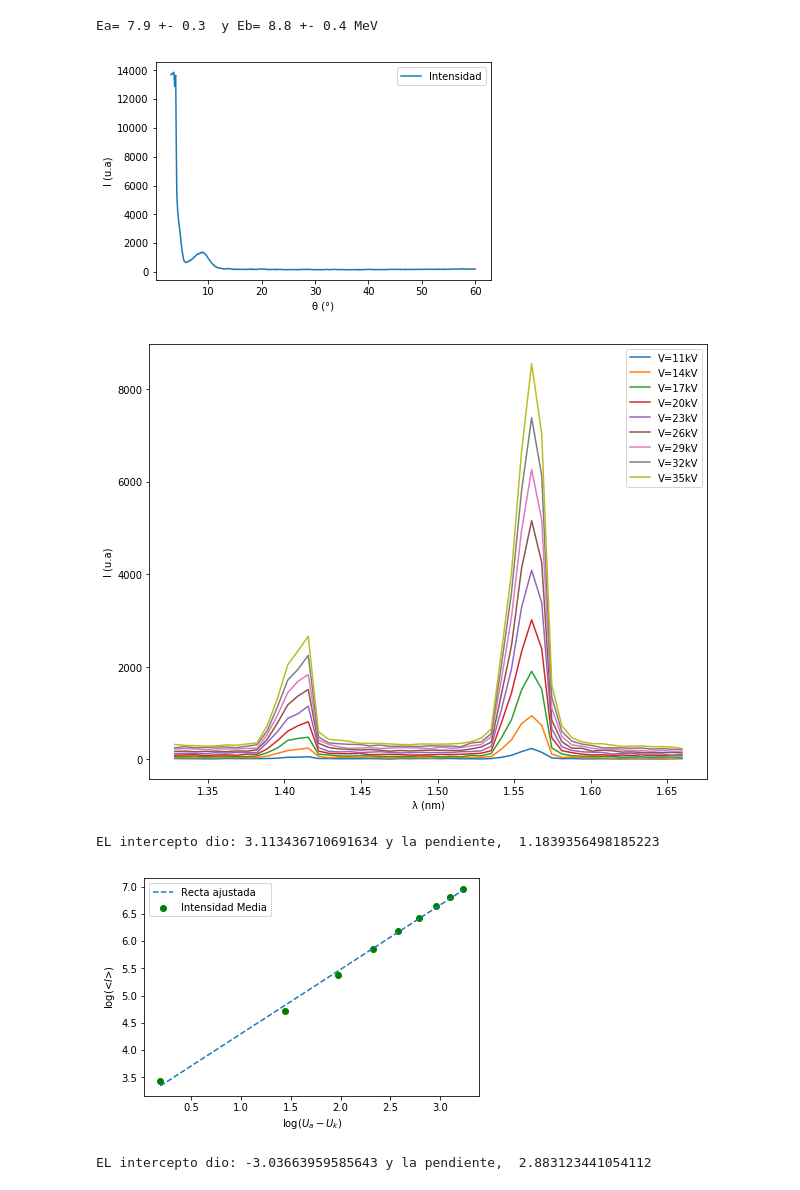
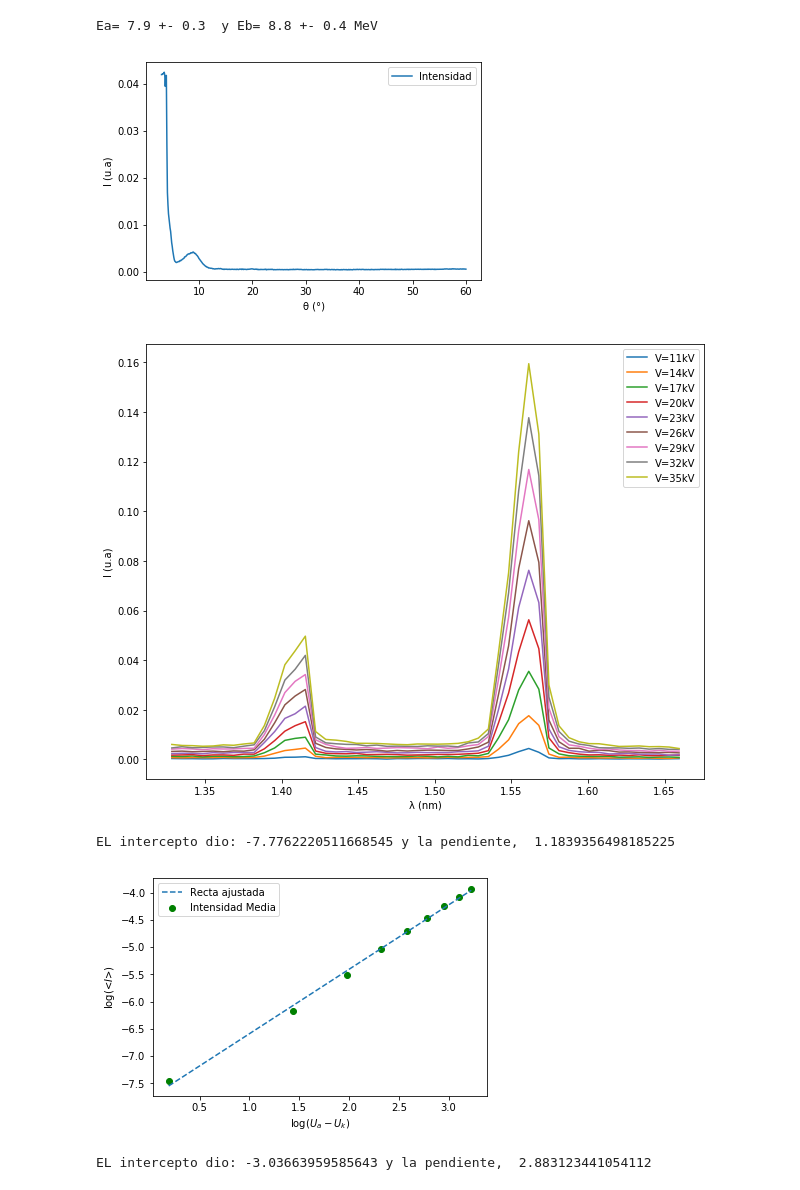
Before and after one commit to diegotg2000/RayosX, a Jupyter notebook: Analisis.ipynb, the cells around one changed output. Saved outputs shown, nothing was run; the diff lists cells and outputs as text; code cells hidden in the pictures.

```diff
--- a/Analisis.ipynb
+++ b/Analisis.ipynb
@@ -147,15 +148,15 @@ Ea= 7.9 +- 0.3  y Eb= 8.8 +- 0.4 MeV
 # %%
 #Análisis para el cristal KBr
 theta=np.loadtxt("esp_cara_cobre_KBr.txt", usecols=0)
 I=np.loadtxt("esp_cara_cobre_KBr.txt", usecols=1)
 plt.figure(figsize=(6,4))
-plt.plot(theta, I, label='Intensidad')
+plt.plot(theta, I/sum(I), label='Intensidad')
 plt.xlabel('\u03b8 (°)')
 plt.ylabel('I (u.a)')
 plt.legend()
 plt.savefig('inteanguloKBr.png')
 # %% [output]
-[figure, old version]
+[figure, new version]
 # %%
 #Analisis en funcion de corriente y voltaje
 theta=np.loadtxt('voltaje_variable.txt', usecols=0)
@@ -164,23 +165,24 @@ landa=2*d*np.sin(theta*np.pi/180)
 landa=landa*(10**10)
 Voltajes=np.arange(11,36,3)
 plt.figure(figsize=(10,8))
+Imax=np.loadtxt('voltaje_variable.txt', usecols=9)
 for i in range(1,10):
     I=np.loadtxt('voltaje_variable.txt', usecols=i)
-    plt.plot(landa, I, label='V='+str(Voltajes[i-1])+'kV')
+    plt.plot(landa, I/sum(Imax), label='V='+str(Voltajes[i-1])+'kV')
     plt.xlabel('\u03bb (nm)')
     plt.ylabel('I (u.a)')
     plt.savefig('EspectroVsVoltaje.png')
     plt.legend()
 #Corriente =1mA
 # %% [output]
-[figure, old version]
+[figure, new version]
 # %%
 Voltajes=np.arange(11,36,3)
 Uk=9.79
 IntensidadesMedias=np.zeros(len(Voltajes))
 plt.figure(figsize=(6,4))
 for i in range(1,10):
-    I=np.loadtxt('voltaje_variable.txt', usecols=i)
+    I=np.loadtxt('voltaje_variable.txt', usecols=i)/sum(Imax)
     IntensidadesMedias[i-1]=np.mean(I)
 X=np.log(Voltajes-Uk)
 Y=np.log(IntensidadesMedias)
@@ -193,8 +195,8 @@ plt.savefig('ImediaVsVoltaje.png')
 plt.legend()
 print('EL intercepto dio:',np.polyfit(X,Y, 1)[1], 'y la pendiente, ', np.polyfit(X,Y, 1)[0])
 # %% [output]
-EL intercepto dio: 3.113436710691634 y la pendiente,  1.1839356498185223
+EL intercepto dio: -7.7762220511668545 y la pendiente,  1.1839356498185225
-[figure, old version]
+[figure, new version]
 # %%
 X=np.log(Voltajes)
 Y=np.log(IntensidadesMedias)
```
Also changed, not shown: parts of 3 cells of this notebook, 4 other files.
